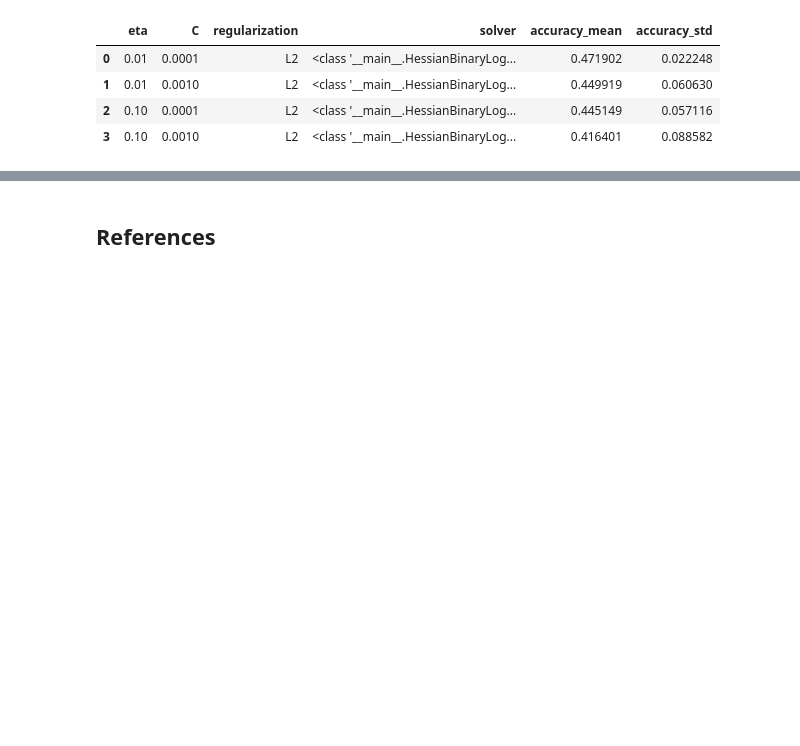
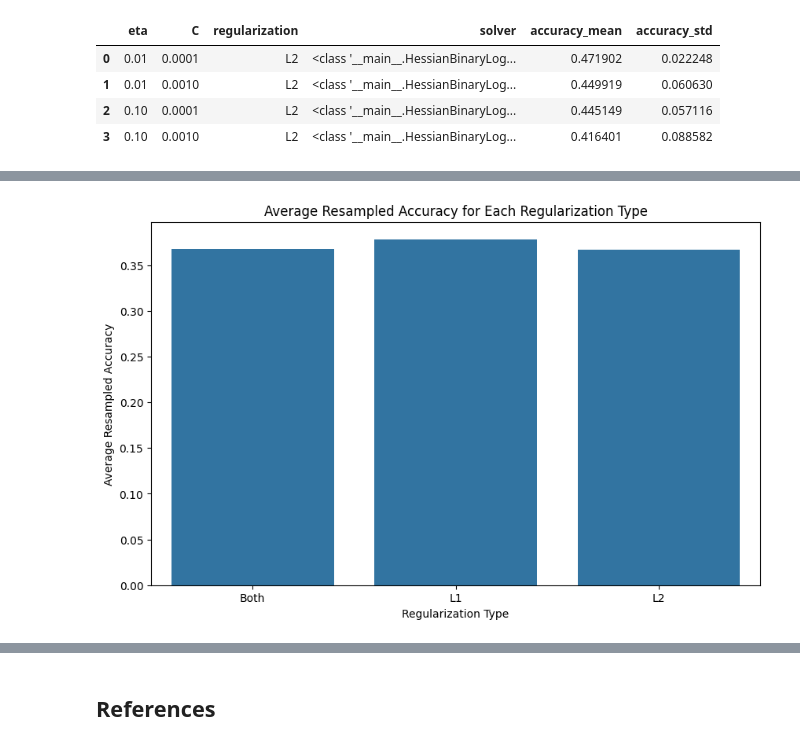
Before and after one commit to colew658/custom_logistic_regression, a Jupyter notebook: ova_log_reg.ipynb, the cells around one changed output, grey strips where cells are left out. Saved outputs shown, nothing was run; the diff lists cells and outputs as text; code cells hidden in the pictures; blank space fills up the shorter version.

```diff
--- a/ova_log_reg.ipynb
+++ b/ova_log_reg.ipynb
@@ -792,0 +860,21 @@ Name: count, Length: 95, dtype: int64
+# %%
+# Calculate the average mean_accuracy for each regularization type
+accuracy_per_regularization = (
+    full_grid_results.groupby("regularization")["accuracy_mean"]
+    .mean()
+    .reset_index()
+)
+
+# Create a barplot
+plt.figure(figsize=(10, 6))
+sns.barplot(
+    data=accuracy_per_regularization,
+    x="regularization",
+    y="accuracy_mean",
+)
+plt.xlabel("Regularization Type")
+plt.ylabel("Average Resampled Accuracy")
+plt.title("Average Resampled Accuracy for Each Regularization Type")
+plt.show()
+# %% [output]
+[figure, added]
```
Also changed, not shown: parts of 18 cells of this notebook.
